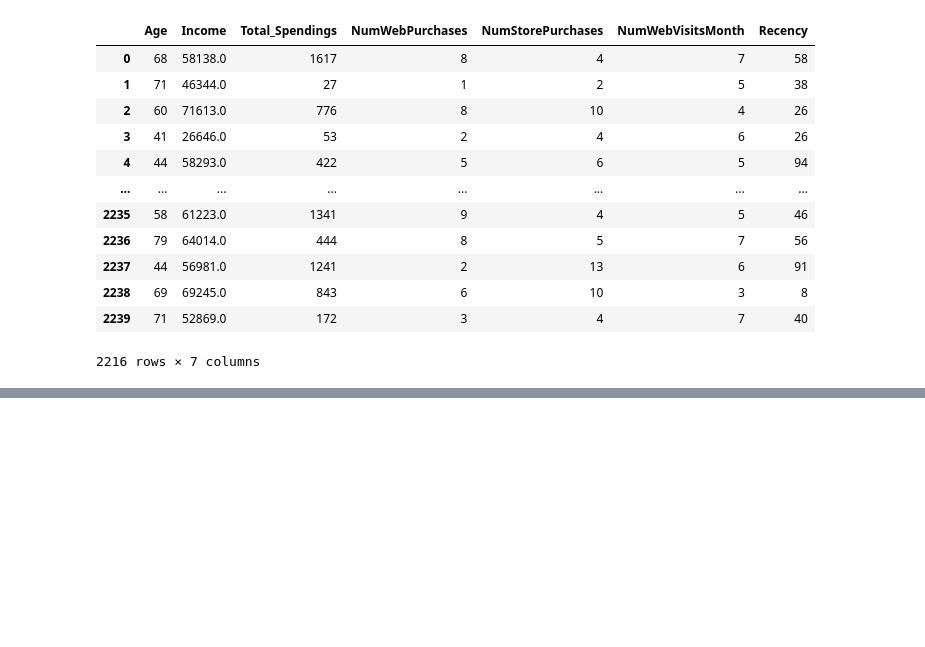
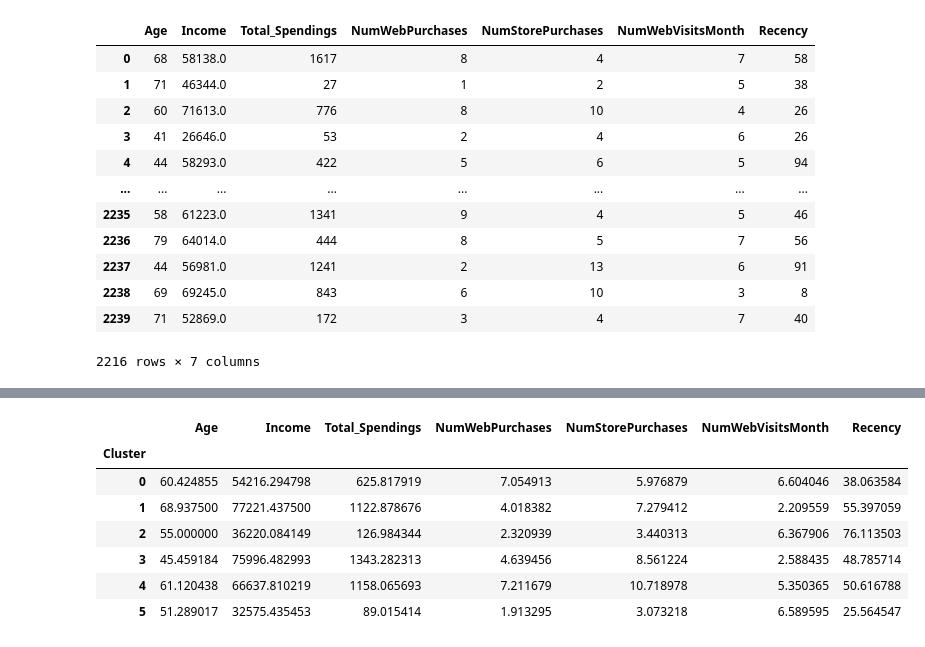
Before and after one commit to basharat68-jutt/Customer-Segmentation-Deployed-Project, a Jupyter notebook: Analysis_Model.ipynb, the cells around one changed output, grey strips where cells are left out. Drawn from its saved outputs; the diff is of its cells as text; code cells hidden in the pictures; blank space fills up the shorter version.

```diff
--- a/Analysis_Model.ipynb
+++ b/Analysis_Model.ipynb
@@ -303,0 +327,13 @@ x_scaled = scaler.fit(x)
+# %%
+cluster_summary = df.groupby('Cluster')[features].mean()
+# %%
+cluster_summary
+# %% [output]
+|  | Age | Income | Total_Spendings | NumWebPurchases | NumStorePurchases | NumWebVisitsMonth | Recency |
+| Cluster |  |  |  |  |  |  |  |
+| 0 | 60.424855 | 54216.294798 | 625.817919 | 7.054913 | 5.976879 | 6.604046 | 38.063584 |
+| 1 | 68.937500 | 77221.437500 | 1122.878676 | 4.018382 | 7.279412 | 2.209559 | 55.397059 |
+| 2 | 55.000000 | 36220.084149 | 126.984344 | 2.320939 | 3.440313 | 6.367906 | 76.113503 |
+| 3 | 45.459184 | 75996.482993 | 1343.282313 | 4.639456 | 8.561224 | 2.588435 | 48.785714 |
+| 4 | 61.120438 | 66637.810219 | 1158.065693 | 7.211679 | 10.718978 | 5.350365 | 50.616788 |
+| 5 | 51.289017 | 32575.435453 | 89.015414 | 1.913295 | 3.073218 | 6.589595 | 25.564547 |
```
Also changed, not shown: parts of 13 cells of this notebook, 2 other files.
